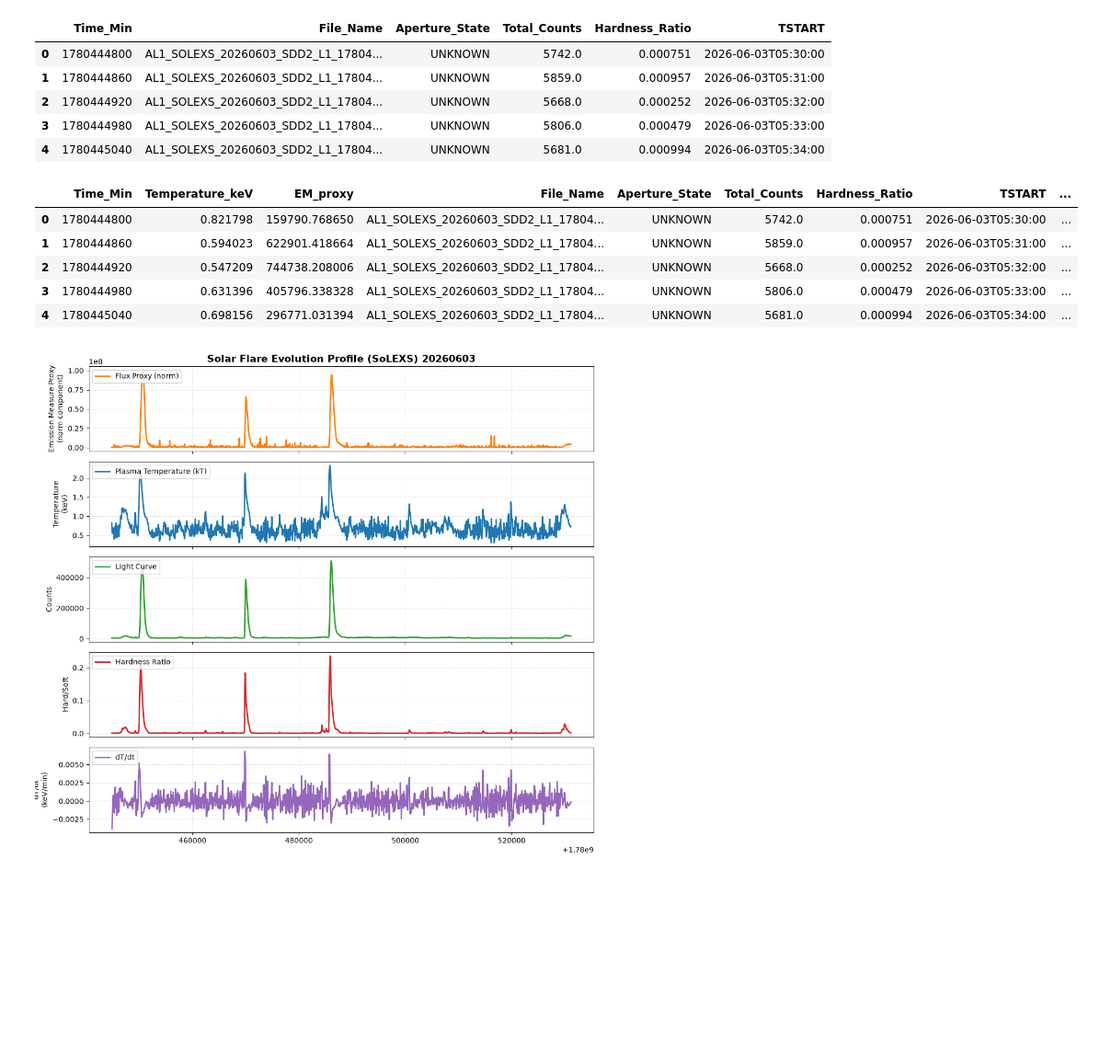
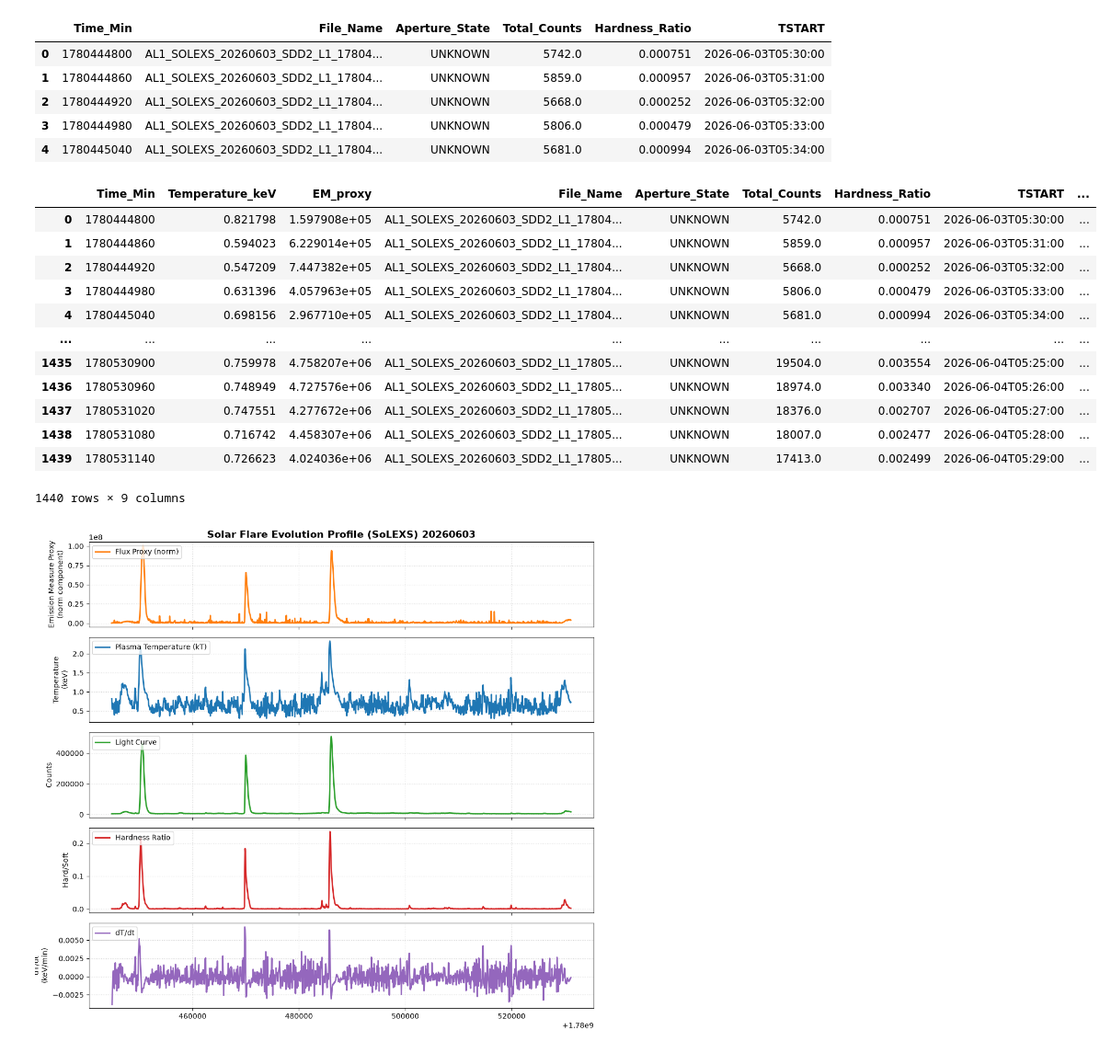
Before and after one commit to OmSai-HonouredOne/SolARIS, a Jupyter notebook: SoLEXS/solexsdata.ipynb, the cells around one changed output. Shown at 92% size. Drawn from its saved outputs; the diff is of its cells as text; code cells hidden in the pictures; blank space fills up the shorter version.

```diff
--- a/solexsdata.ipynb
+++ b/SoLEXS/solexsdata.ipynb
@@ -130,21 +130,28 @@ Done! Raw features collected for 1440 records.
 # %%
 df1 = pd.DataFrame(results, columns=["Time_Min", "Temperature_keV", "EM_proxy"])
 
 df = pd.merge(df1, df2, on="Time_Min")
 
 dt = df["Time_Min"].diff()
 dT = df["Temperature_keV"].diff()
 df['dT/dt'] = dT / dt
 df['dT/dt'] = df['dT/dt'].rolling(window=3, min_periods=1).mean()
 
-df.head()
+df
 # %% [output]
 |  | Time_Min | Temperature_keV | EM_proxy | File_Name | Aperture_State | Total_Counts | Hardness_Ratio | TSTART | ... |
-| 0 | 1780444800 | 0.821798 | 159790.768650 | AL1_SOLEXS_20260603_SDD2_L1_17804... | UNKNOWN | 5742.0 | 0.000751 | 2026-06-03T05:30:00 | ... |
-| 1 | 1780444860 | 0.594023 | 622901.418664 | AL1_SOLEXS_20260603_SDD2_L1_17804... | UNKNOWN | 5859.0 | 0.000957 | 2026-06-03T05:31:00 | ... |
-| 2 | 1780444920 | 0.547209 | 744738.208006 | AL1_SOLEXS_20260603_SDD2_L1_17804... | UNKNOWN | 5668.0 | 0.000252 | 2026-06-03T05:32:00 | ... |
-| 3 | 1780444980 | 0.631396 | 405796.338328 | AL1_SOLEXS_20260603_SDD2_L1_17804... | UNKNOWN | 5806.0 | 0.000479 | 2026-06-03T05:33:00 | ... |
-| 4 | 1780445040 | 0.698156 | 296771.031394 | AL1_SOLEXS_20260603_SDD2_L1_17804... | UNKNOWN | 5681.0 | 0.000994 | 2026-06-03T05:34:00 | ... |
+| 0 | 1780444800 | 0.821798 | 1.597908e+05 | AL1_SOLEXS_20260603_SDD2_L1_17804... | UNKNOWN | 5742.0 | 0.000751 | 2026-06-03T05:30:00 | ... |
+| 1 | 1780444860 | 0.594023 | 6.229014e+05 | AL1_SOLEXS_20260603_SDD2_L1_17804... | UNKNOWN | 5859.0 | 0.000957 | 2026-06-03T05:31:00 | ... |
+| 2 | 1780444920 | 0.547209 | 7.447382e+05 | AL1_SOLEXS_20260603_SDD2_L1_17804... | UNKNOWN | 5668.0 | 0.000252 | 2026-06-03T05:32:00 | ... |
+| 3 | 1780444980 | 0.631396 | 4.057963e+05 | AL1_SOLEXS_20260603_SDD2_L1_17804... | UNKNOWN | 5806.0 | 0.000479 | 2026-06-03T05:33:00 | ... |
+| 4 | 1780445040 | 0.698156 | 2.967710e+05 | AL1_SOLEXS_20260603_SDD2_L1_17804... | UNKNOWN | 5681.0 | 0.000994 | 2026-06-03T05:34:00 | ... |
+| ... | ... | ... | ... | ... | ... | ... | ... | ... | ... |
+| 1435 | 1780530900 | 0.759978 | 4.758207e+06 | AL1_SOLEXS_20260603_SDD2_L1_17805... | UNKNOWN | 19504.0 | 0.003554 | 2026-06-04T05:25:00 | ... |
+| 1436 | 1780530960 | 0.748949 | 4.727576e+06 | AL1_SOLEXS_20260603_SDD2_L1_17805... | UNKNOWN | 18974.0 | 0.003340 | 2026-06-04T05:26:00 | ... |
+| 1437 | 1780531020 | 0.747551 | 4.277672e+06 | AL1_SOLEXS_20260603_SDD2_L1_17805... | UNKNOWN | 18376.0 | 0.002707 | 2026-06-04T05:27:00 | ... |
+| 1438 | 1780531080 | 0.716742 | 4.458307e+06 | AL1_SOLEXS_20260603_SDD2_L1_17805... | UNKNOWN | 18007.0 | 0.002477 | 2026-06-04T05:28:00 | ... |
+| 1439 | 1780531140 | 0.726623 | 4.024036e+06 | AL1_SOLEXS_20260603_SDD2_L1_17805... | UNKNOWN | 17413.0 | 0.002499 | 2026-06-04T05:29:00 | ... |
+1440 rows × 9 columns
 # %%
 # Create a figure with 3 distinct stacked panels sharing the same X-axis
 fig, axes = plt.subplots(nrows=5, ncols=1, figsize=(11, 10), sharex=True)
```
Also changed, not shown: 2 other files.
